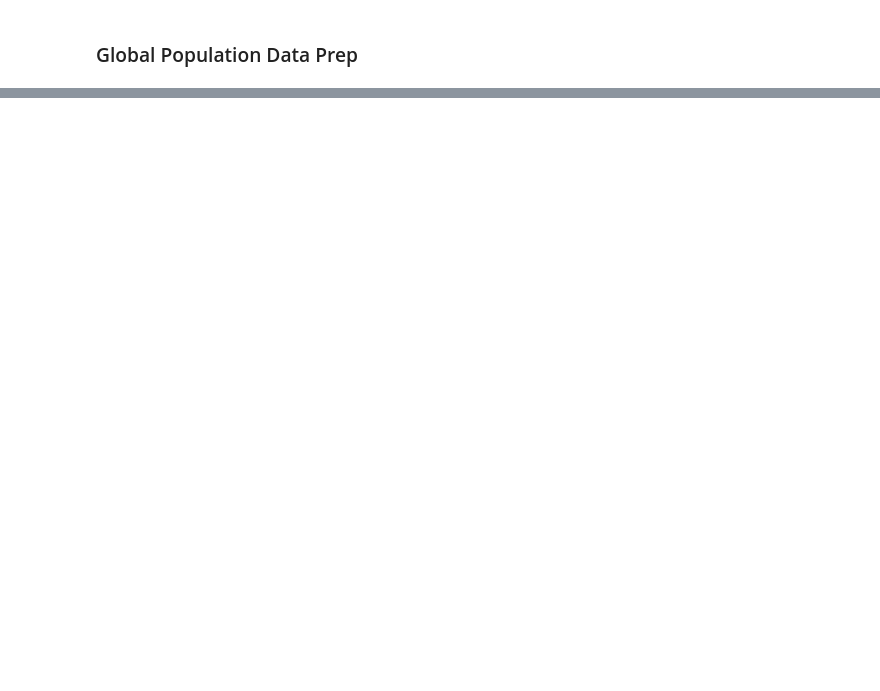
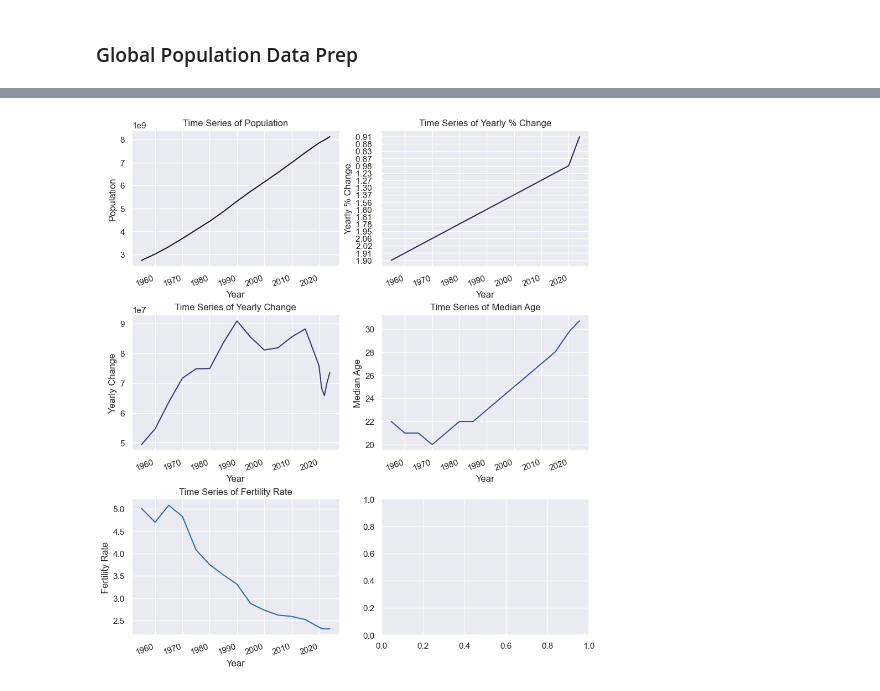
Before and after one commit to WulfNovak/time_series_model_comparison, a Jupyter notebook: data_preparation.ipynb, the cells around one changed output, grey strips where cells are left out. Saved outputs shown, nothing was run; the diff lists cells and outputs as text; code cells hidden in the pictures; blank space fills up the shorter version.

```diff
--- a/data_preparation.ipynb
+++ b/data_preparation.ipynb
@@ -116,3 +134,11 @@ memory usage: 1008.0+ bytes
+# %%
+vars = ['Population', 'Yearly % Change', 'Yearly Change', 'Median Age', 'Fertility Rate']
+
+mako_col = sns.color_palette("mako", len(T_vars)) # as_cmap?
+
+plot_var_grid(glob_pop, vars, mako_col, 3, 2, plot_type = 'lineplot')
+# %% [output]
+[figure, added]
 # %%
 with open('datasets/glob_pop.pickle', 'wb') as dataset:
     pickle.dump(glob_pop, dataset)
```
Also changed, not shown: parts of 9 cells of this notebook, 2 other files.
